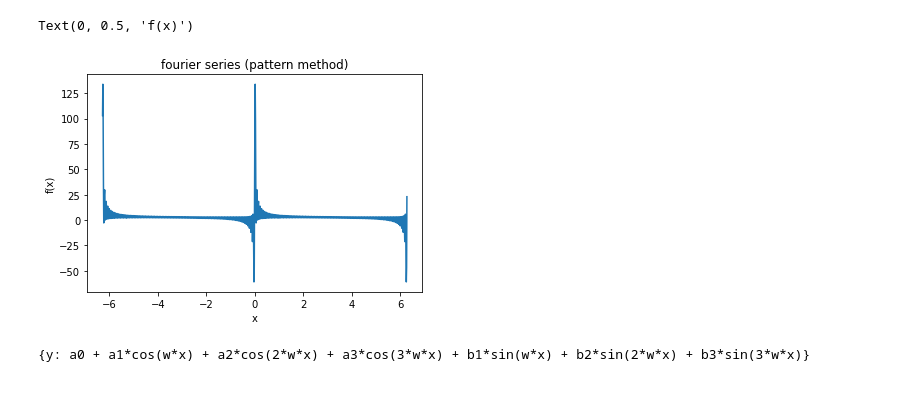
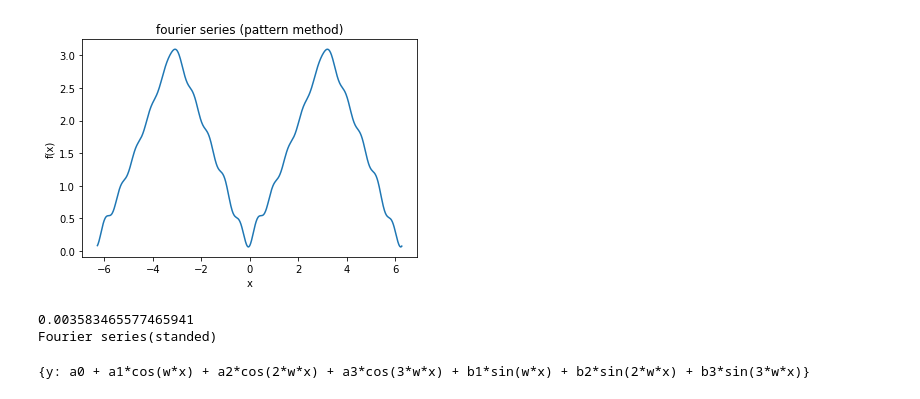
Before and after one commit to CHI-YU-SUNG/ML, a Jupyter notebook: hw2/HW2 .ipynb, the cells around one changed output. Cells and saved outputs as stored; diff of their text form; code cells hidden in the pictures.

```diff
--- a/hw2/HW2 .ipynb
+++ b/hw2/HW2 .ipynb
@@ -73,26 +89,56 @@ Text(0, 0.5, 'f(x)')
 # %%
 ########################(b) pattern learning
 # find parameter
+
 def Gradient_descent(Input, learning_rate, order):
-    a0 = 3.14
-    an = np.ones(order)
-    bn = np.ones(order)
-    series = fourier(x, order, A0(), An(order), Bn(order))
-    for step in range(np.size(Input)):
-        a0 = a0 + learning_rate * (Input[step] - series[step])*1
-    for i in range(1, order + 1):
-        an[i-1] = an[i-1] + learning_rate * (Input[step] - series[step])*np.cos(2 * np.pi/period * i )
-        bn[i-1] = bn[i-1] + learning_rate * (Input[step] - series[step])*np.sin(2 * np.pi/period * i )
+    a0 = np.pi
+    an = 0.5*np.ones(order)
+    bn = 0.5*np.ones(order)
+    #record = []
+    for i in range(0, np.size(x)):
+        series = fourier(x, order, a0, an, bn)
+        a0 = a0 + learning_rate*(Input[i] - series[i])
+        for k in range(0,order):
+
+            an[k] = an[k] + learning_rate *(Input[i] - series[i])* np.cos((k+1)*x[i])
+
+            bn[k] = bn[k] + learning_rate *(Input[i] - series[i])* np.sin((k+1)*x[i])
     return a0, an, bn
+
+order = 10
+
 a0, an, bn  = Gradient_descent(Input, 0.01, order)
+"""
+learning_rate = 0.01
+a0 = 0
+an = np.zeros(order)
+bn = np.zeros(order)
+
+#record = []
+for i in range(0, np.size(x)):
+    series = fourier(x, order, a0, an, bn)
+    a0 = a0 + learning_rate*(Input[i] - series[i])
+    for k in range(0,order):
+
+        an[k] = an[k] + learning_rate *(Input[i] - series[i])* np.cos((k+1)*x[i])
+
+        bn[k] = bn[k] + learning_rate *(Input[i] - series[i])* np.sin((k+1)*x[i])
+"""
+
 pattern_series = fourier(x, order, a0, an, bn)
 plt.plot(x, pattern_series)
 plt.title('fourier series (pattern method)')
 plt.xlabel('x')
 plt.ylabel('f(x)')
+plt.show()
+MSE = mean_squared_error(Input,pattern_series)
+print(MSE)
+print("Fourier series(standed)")
+#print
 # %% [output]
+[figure, new version]
-Text(0, 0.5, 'f(x)')
+0.003583465577465941
+Fourier series(standed)
-[figure, old version]
 # %%
 from symfit import parameters, variables, sin, cos, Fit
 import numpy as np
```
Also changed, not shown: parts of 5 cells of this notebook.
